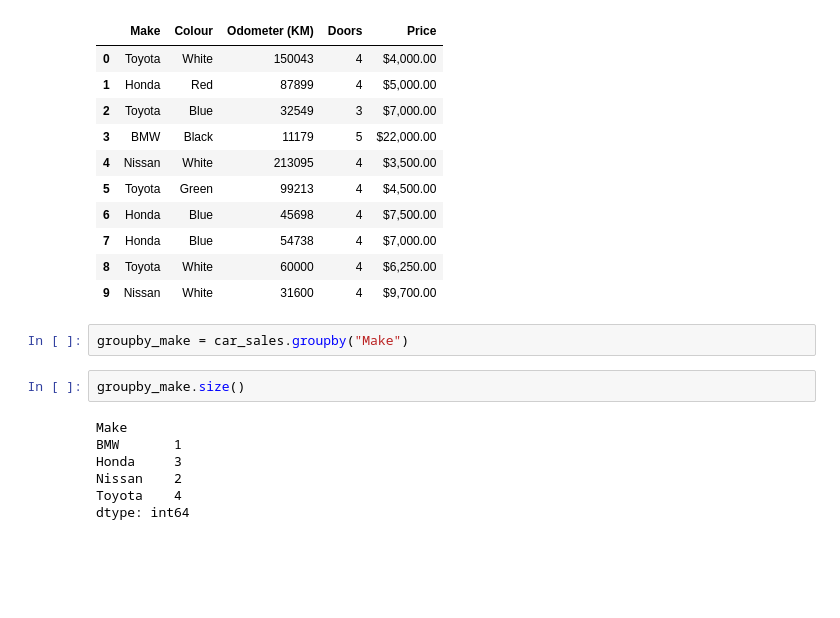
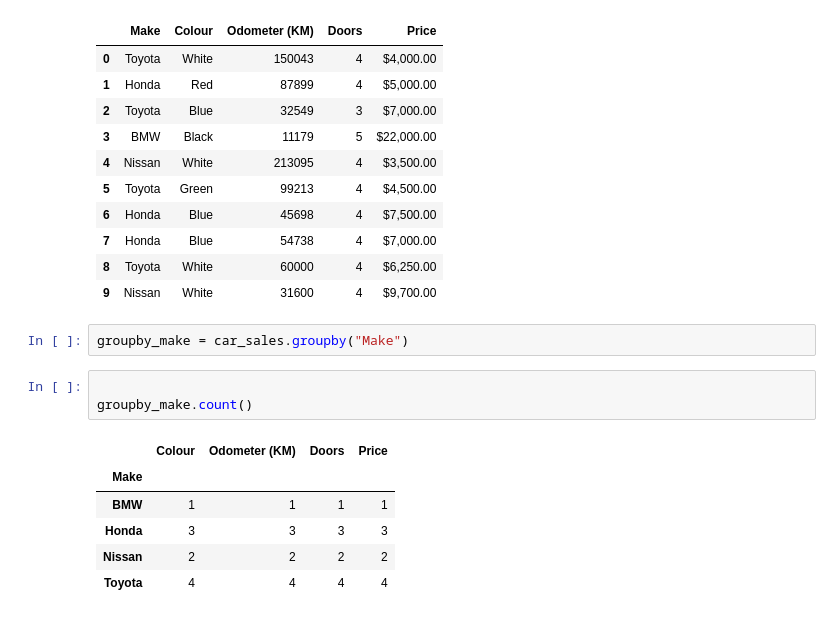
Before and after one commit to slayerrr12/PythonSage, a Jupyter notebook: BasicPandas/PandasBasic.ipynb, the cells around one changed output. Saved outputs shown, nothing was run; the diff lists cells and outputs as text; blank space fills up the shorter version.

```diff
--- a/BasicPandas/PandasBasic.ipynb
+++ b/BasicPandas/PandasBasic.ipynb
@@ -425,11 +425,12 @@ car_sales
 # %%
 groupby_make = car_sales.groupby("Make")
 # %%
-groupby_make.size()
+
+groupby_make.count()
 # %% [output]
-Make
-BMW       1
-Honda     3
-Nissan    2
-Toyota    4
-dtype: int64
+|  | Colour | Odometer (KM) | Doors | Price |
+| Make |  |  |  |  |
+| BMW | 1 | 1 | 1 | 1 |
+| Honda | 3 | 3 | 3 | 3 |
+| Nissan | 2 | 2 | 2 | 2 |
+| Toyota | 4 | 4 | 4 | 4 |
```
Also changed, not shown: parts of 3 cells of this notebook.
